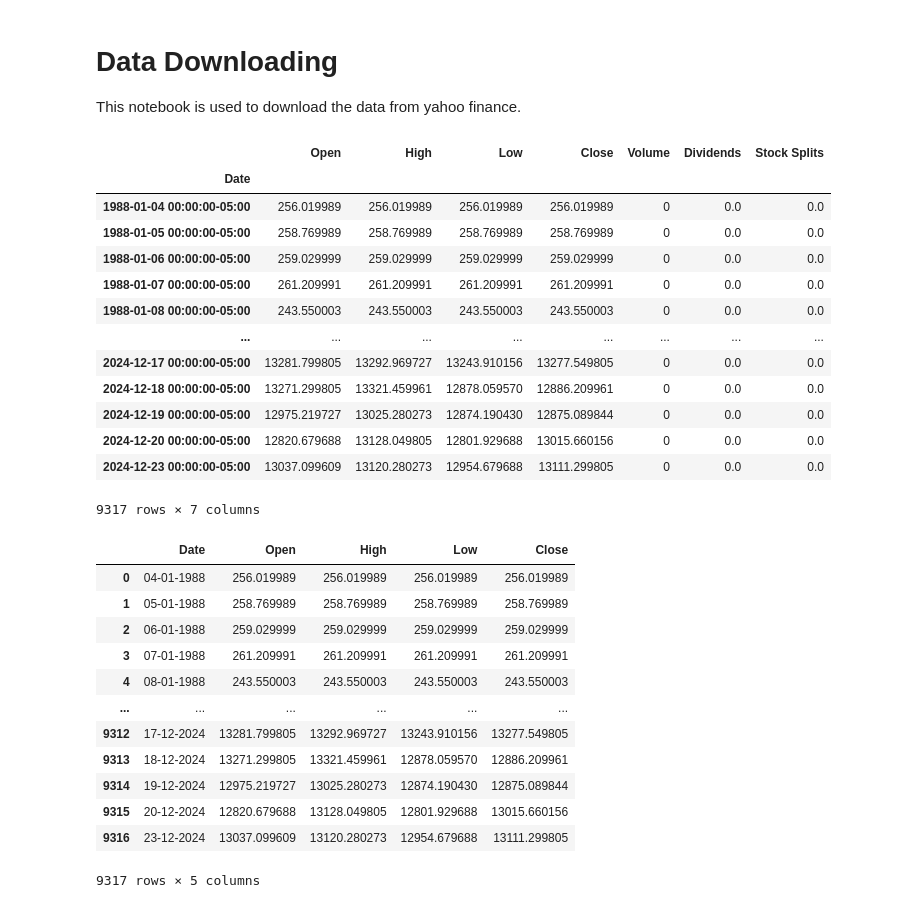
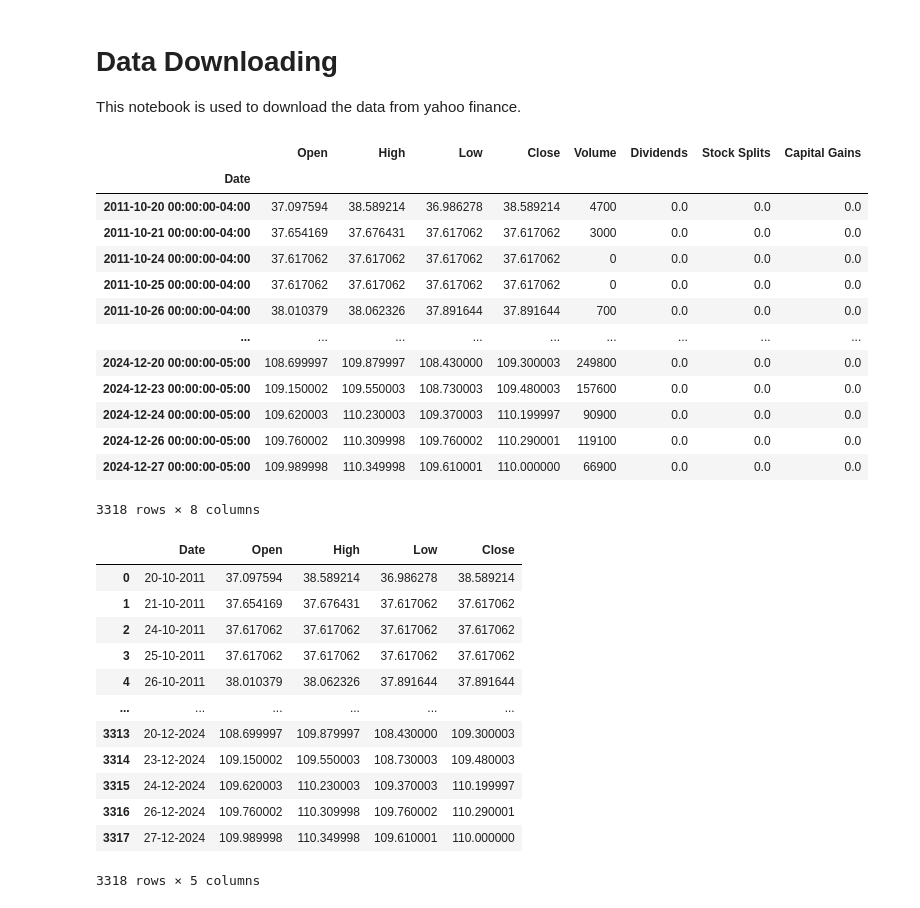
Before and after one commit to fabianbermana/seasonality_analysis, a Jupyter notebook: src/data_download.ipynb, the cells around one changed output. Drawn from its saved outputs; the diff is of its cells as text; code cells hidden in the pictures.

```diff
--- a/src/data_download.ipynb
+++ b/src/data_download.ipynb
@@ -5,32 +5,40 @@ This notebook is used to download the data from yahoo finance.
 # %%
 import pandas as pd
 import yfinance as yf
+# %%
+### Tickers ###
+SP500_TOTAL_RETURN = '^SP500TR'
+SPDR_MSCI_WORLD_ACCUMULATING = 'SWRD.L'
+VANGUARD_TOTAL_WORLD_STOCK_INDEX = 'VT'
+ISHARES_MSCI_USA_MOMENTUM_FACTOR = 'MTUM'
+ISHARES_MSCI_GLOBAL_MINVOL_FACTOR = 'ACWV'
 # %%
 # ticker for s&p500 total return index
-ticker_symbol = '^SP500TR'
+ticker_symbol = ISHARES_MSCI_GLOBAL_MINVOL_FACTOR
+savefile_name = "ISHARES_MSCI_GLOBAL_MINVOL_FACTOR"
 
 # Get the data for the ticker
 ticker_data = yf.Ticker(ticker_symbol)
 
 # Define the period for historical data
 historical_data = ticker_data.history(period='max')
 
 display(historical_data)
 # %% [output]
-|  | Open | High | Low | Close | Volume | Dividends | Stock Splits |
-| Date |  |  |  |  |  |  |  |
-| 1988-01-04 00:00:00-05:00 | 256.019989 | 256.019989 | 256.019989 | 256.019989 | 0 | 0.0 | 0.0 |
-| 1988-01-05 00:00:00-05:00 | 258.769989 | 258.769989 | 258.769989 | 258.769989 | 0 | 0.0 | 0.0 |
-| 1988-01-06 00:00:00-05:00 | 259.029999 | 259.029999 | 259.029999 | 259.029999 | 0 | 0.0 | 0.0 |
-| 1988-01-07 00:00:00-05:00 | 261.209991 | 261.209991 | 261.209991 | 261.209991 | 0 | 0.0 | 0.0 |
-| 1988-01-08 00:00:00-05:00 | 243.550003 | 243.550003 | 243.550003 | 243.550003 | 0 | 0.0 | 0.0 |
-| ... | ... | ... | ... | ... | ... | ... | ... |
-| 2024-12-17 00:00:00-05:00 | 13281.799805 | 13292.969727 | 13243.910156 | 13277.549805 | 0 | 0.0 | 0.0 |
-| 2024-12-18 00:00:00-05:00 | 13271.299805 | 13321.459961 | 12878.059570 | 12886.209961 | 0 | 0.0 | 0.0 |
-| 2024-12-19 00:00:00-05:00 | 12975.219727 | 13025.280273 | 12874.190430 | 12875.089844 | 0 | 0.0 | 0.0 |
-| 2024-12-20 00:00:00-05:00 | 12820.679688 | 13128.049805 | 12801.929688 | 13015.660156 | 0 | 0.0 | 0.0 |
-| 2024-12-23 00:00:00-05:00 | 13037.099609 | 13120.280273 | 12954.679688 | 13111.299805 | 0 | 0.0 | 0.0 |
+|  | Open | High | Low | Close | Volume | Dividends | Stock Splits | Capital Gains |
+| Date |  |  |  |  |  |  |  |  |
+| 2011-10-20 00:00:00-04:00 | 37.097594 | 38.589214 | 36.986278 | 38.589214 | 4700 | 0.0 | 0.0 | 0.0 |
+| 2011-10-21 00:00:00-04:00 | 37.654169 | 37.676431 | 37.617062 | 37.617062 | 3000 | 0.0 | 0.0 | 0.0 |
+| 2011-10-24 00:00:00-04:00 | 37.617062 | 37.617062 | 37.617062 | 37.617062 | 0 | 0.0 | 0.0 | 0.0 |
+| 2011-10-25 00:00:00-04:00 | 37.617062 | 37.617062 | 37.617062 | 37.617062 | 0 | 0.0 | 0.0 | 0.0 |
+| 2011-10-26 00:00:00-04:00 | 38.010379 | 38.062326 | 37.891644 | 37.891644 | 700 | 0.0 | 0.0 | 0.0 |
+| ... | ... | ... | ... | ... | ... | ... | ... | ... |
+| 2024-12-20 00:00:00-05:00 | 108.699997 | 109.879997 | 108.430000 | 109.300003 | 249800 | 0.0 | 0.0 | 0.0 |
+| 2024-12-23 00:00:00-05:00 | 109.150002 | 109.550003 | 108.730003 | 109.480003 | 157600 | 0.0 | 0.0 | 0.0 |
+| 2024-12-24 00:00:00-05:00 | 109.620003 | 110.230003 | 109.370003 | 110.199997 | 90900 | 0.0 | 0.0 | 0.0 |
+| 2024-12-26 00:00:00-05:00 | 109.760002 | 110.309998 | 109.760002 | 110.290001 | 119100 | 0.0 | 0.0 | 0.0 |
+| 2024-12-27 00:00:00-05:00 | 109.989998 | 110.349998 | 109.610001 | 110.000000 | 66900 | 0.0 | 0.0 | 0.0 |
-9317 rows × 7 columns
+3318 rows × 8 columns
 # %%
 clean_data = (
     historical_data
@@ -43,20 +51,20 @@ clean_data.index = (
 
 clean_data = clean_data.reset_index()
 
-clean_data.to_csv('../data/SP500_TRI.csv', index=False)
+clean_data.to_csv(f'../data/{savefile_name}.csv', index=False)
 
 display(clean_data)
 # %% [output]
 |  | Date | Open | High | Low | Close |
-| 0 | 04-01-1988 | 256.019989 | 256.019989 | 256.019989 | 256.019989 |
-| 1 | 05-01-1988 | 258.769989 | 258.769989 | 258.769989 | 258.769989 |
-| 2 | 06-01-1988 | 259.029999 | 259.029999 | 259.029999 | 259.029999 |
-| 3 | 07-01-1988 | 261.209991 | 261.209991 | 261.209991 | 261.209991 |
-| 4 | 08-01-1988 | 243.550003 | 243.550003 | 243.550003 | 243.550003 |
+| 0 | 20-10-2011 | 37.097594 | 38.589214 | 36.986278 | 38.589214 |
+| 1 | 21-10-2011 | 37.654169 | 37.676431 | 37.617062 | 37.617062 |
+| 2 | 24-10-2011 | 37.617062 | 37.617062 | 37.617062 | 37.617062 |
+| 3 | 25-10-2011 | 37.617062 | 37.617062 | 37.617062 | 37.617062 |
+| 4 | 26-10-2011 | 38.010379 | 38.062326 | 37.891644 | 37.891644 |
 | ... | ... | ... | ... | ... | ... |
-| 9312 | 17-12-2024 | 13281.799805 | 13292.969727 | 13243.910156 | 13277.549805 |
-| 9313 | 18-12-2024 | 13271.299805 | 13321.459961 | 12878.059570 | 12886.209961 |
-| 9314 | 19-12-2024 | 12975.219727 | 13025.280273 | 12874.190430 | 12875.089844 |
-| 9315 | 20-12-2024 | 12820.679688 | 13128.049805 | 12801.929688 | 13015.660156 |
-| 9316 | 23-12-2024 | 13037.099609 | 13120.280273 | 12954.679688 | 13111.299805 |
+| 3313 | 20-12-2024 | 108.699997 | 109.879997 | 108.430000 | 109.300003 |
+| 3314 | 23-12-2024 | 109.150002 | 109.550003 | 108.730003 | 109.480003 |
+| 3315 | 24-12-2024 | 109.620003 | 110.230003 | 109.370003 | 110.199997 |
+| 3316 | 26-12-2024 | 109.760002 | 110.309998 | 109.760002 | 110.290001 |
+| 3317 | 27-12-2024 | 109.989998 | 110.349998 | 109.610001 | 110.000000 |
-9317 rows × 5 columns
+3318 rows × 5 columns
```
Also changed, not shown: 5 other files.
